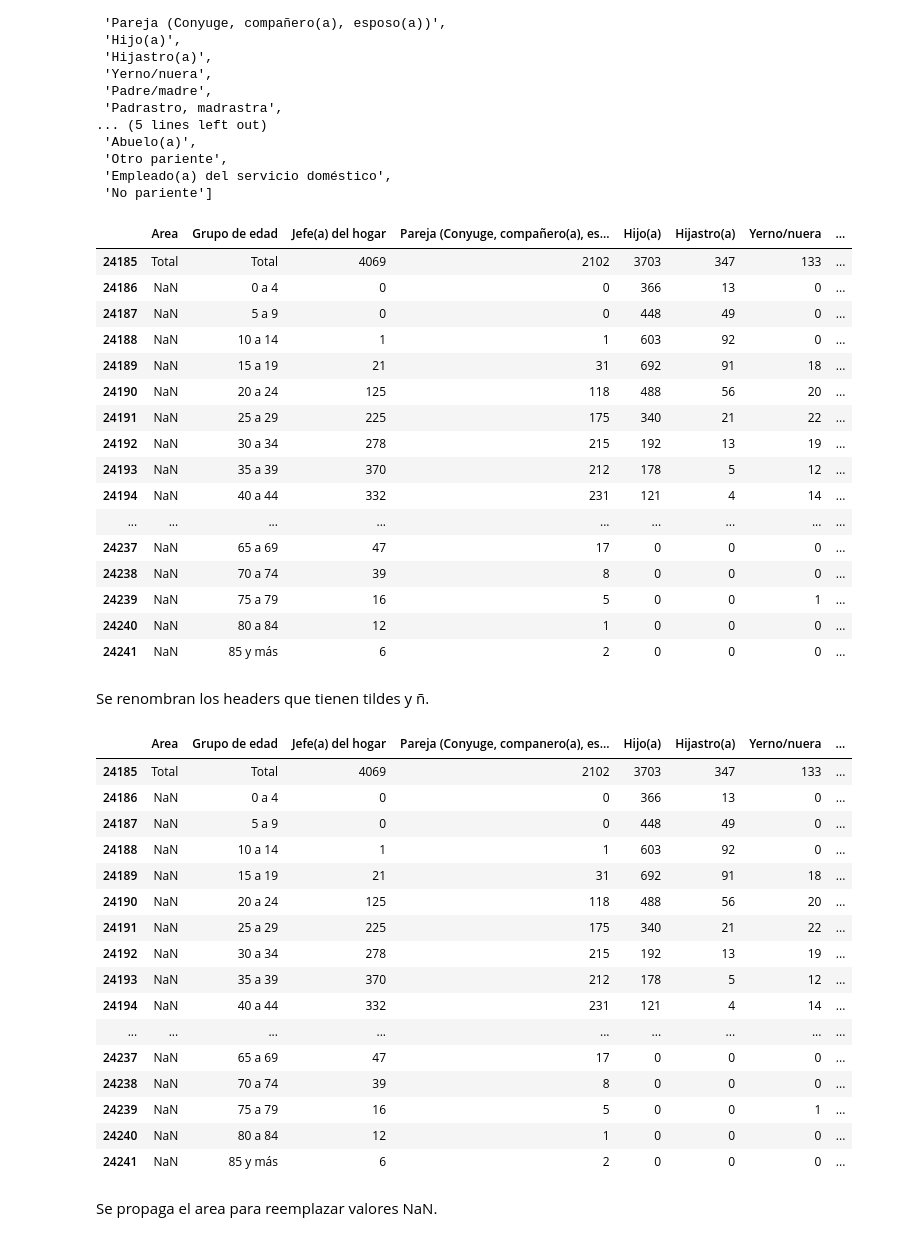
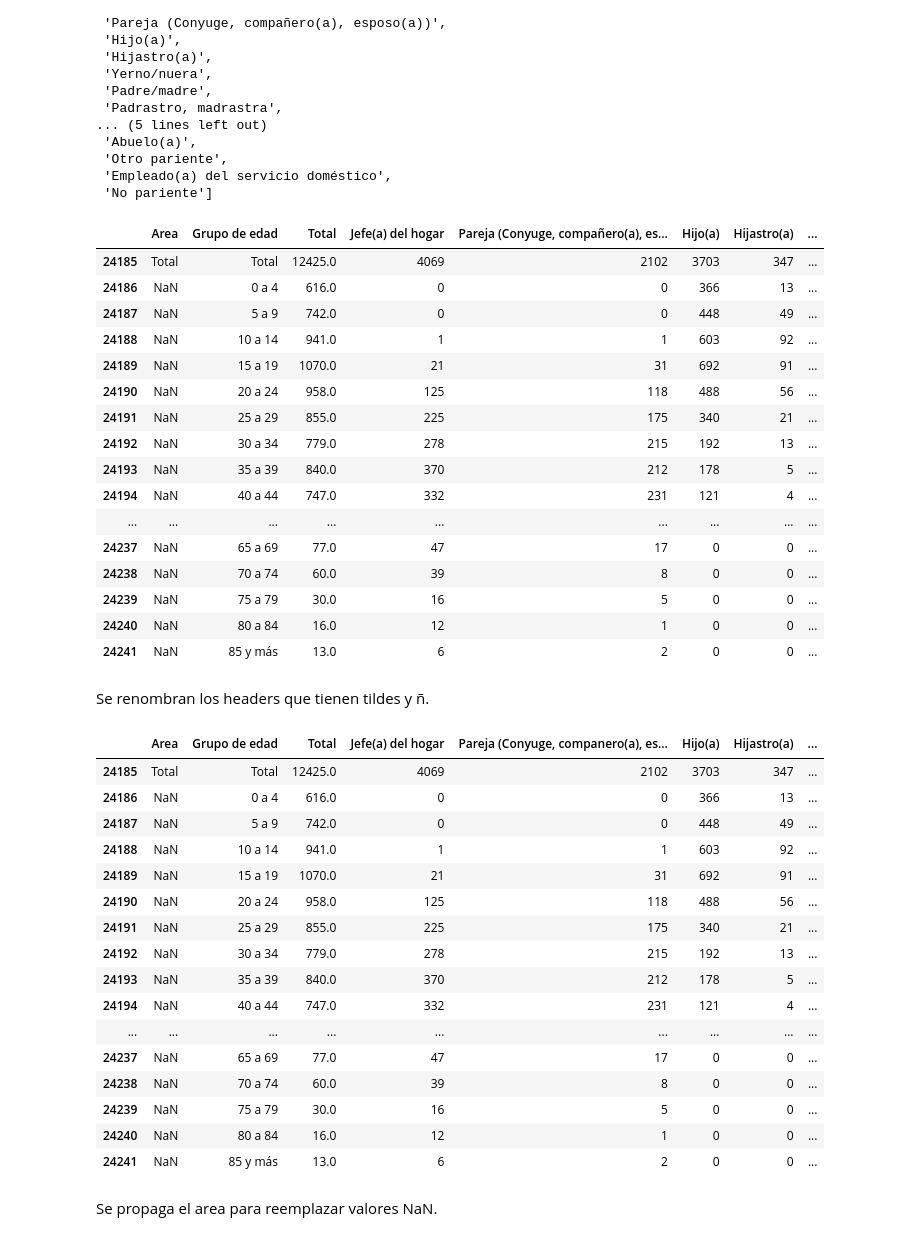
Before and after one commit to Schiavi13/Censo-Viterbo-Caldas-2018, a Jupyter notebook: source_to_csv_5_1pm.ipynb, the cells around one changed output. Saved outputs shown, nothing was run; the diff lists cells and outputs as text; code cells hidden in the pictures.

Commit message:
Actualiza procesamiento de hoja 5.1PM, incluye totales

```diff
--- a/source_to_csv_5_1pm.ipynb
+++ b/source_to_csv_5_1pm.ipynb
@@ -115,26 +115,26 @@ list(df_5_1pm.columns.values)
  'Empleado(a) del servicio doméstico',
  'No pariente']
 # %%
-df_5_1pm = df_5_1pm.drop(['Grupos de edad y áreas (Total, Cabecera y Centros poblados y Rural disperso) y ', 'Municipio', 'Total'], axis=1)
+df_5_1pm = df_5_1pm.drop(['Grupos de edad y áreas (Total, Cabecera y Centros poblados y Rural disperso) y ', 'Municipio'], axis=1)
 df_5_1pm
 # %% [output]
-|  | Area | Grupo de edad | Jefe(a) del hogar | Pareja (Conyuge, compañero(a), es... | Hijo(a) | Hijastro(a) | Yerno/nuera | ... |
-| 24185 | Total | Total | 4069 | 2102 | 3703 | 347 | 133 | ... |
-| 24186 | NaN | 0 a 4 | 0 | 0 | 366 | 13 | 0 | ... |
-| 24187 | NaN | 5 a 9 | 0 | 0 | 448 | 49 | 0 | ... |
-| 24188 | NaN | 10 a 14 | 1 | 1 | 603 | 92 | 0 | ... |
-| 24189 | NaN | 15 a 19 | 21 | 31 | 692 | 91 | 18 | ... |
-| 24190 | NaN | 20 a 24 | 125 | 118 | 488 | 56 | 20 | ... |
-| 24191 | NaN | 25 a 29 | 225 | 175 | 340 | 21 | 22 | ... |
-| 24192 | NaN | 30 a 34 | 278 | 215 | 192 | 13 | 19 | ... |
-| 24193 | NaN | 35 a 39 | 370 | 212 | 178 | 5 | 12 | ... |
-| 24194 | NaN | 40 a 44 | 332 | 231 | 121 | 4 | 14 | ... |
+|  | Area | Grupo de edad | Total | Jefe(a) del hogar | Pareja (Conyuge, compañero(a), es... | Hijo(a) | Hijastro(a) | ... |
+| 24185 | Total | Total | 12425.0 | 4069 | 2102 | 3703 | 347 | ... |
+| 24186 | NaN | 0 a 4 | 616.0 | 0 | 0 | 366 | 13 | ... |
+| 24187 | NaN | 5 a 9 | 742.0 | 0 | 0 | 448 | 49 | ... |
+| 24188 | NaN | 10 a 14 | 941.0 | 1 | 1 | 603 | 92 | ... |
+| 24189 | NaN | 15 a 19 | 1070.0 | 21 | 31 | 692 | 91 | ... |
+| 24190 | NaN | 20 a 24 | 958.0 | 125 | 118 | 488 | 56 | ... |
+| 24191 | NaN | 25 a 29 | 855.0 | 225 | 175 | 340 | 21 | ... |
+| 24192 | NaN | 30 a 34 | 779.0 | 278 | 215 | 192 | 13 | ... |
+| 24193 | NaN | 35 a 39 | 840.0 | 370 | 212 | 178 | 5 | ... |
+| 24194 | NaN | 40 a 44 | 747.0 | 332 | 231 | 121 | 4 | ... |
 | ... | ... | ... | ... | ... | ... | ... | ... | ... |
-| 24237 | NaN | 65 a 69 | 47 | 17 | 0 | 0 | 0 | ... |
-| 24238 | NaN | 70 a 74 | 39 | 8 | 0 | 0 | 0 | ... |
-| 24239 | NaN | 75 a 79 | 16 | 5 | 0 | 0 | 1 | ... |
-| 24240 | NaN | 80 a 84 | 12 | 1 | 0 | 0 | 0 | ... |
-| 24241 | NaN | 85 y más | 6 | 2 | 0 | 0 | 0 | ... |
+| 24237 | NaN | 65 a 69 | 77.0 | 47 | 17 | 0 | 0 | ... |
+| 24238 | NaN | 70 a 74 | 60.0 | 39 | 8 | 0 | 0 | ... |
+| 24239 | NaN | 75 a 79 | 30.0 | 16 | 5 | 0 | 0 | ... |
+| 24240 | NaN | 80 a 84 | 16.0 | 12 | 1 | 0 | 0 | ... |
+| 24241 | NaN | 85 y más | 13.0 | 6 | 2 | 0 | 0 | ... |
 # %% [markdown]
 Se renombran los headers que tienen tildes y ñ.
 # %%
@@ -143,23 +143,23 @@ df_5_1pm = df_5_1pm.rename(columns={'Pareja (Conyuge, compañero(a), esposo(a))'
                        'Empleado(a) del servicio doméstico':'Empleado(a) del servicio domestico'})
 df_5_1pm
 # %% [output]
-|  | Area | Grupo de edad | Jefe(a) del hogar | Pareja (Conyuge, companero(a), es... | Hijo(a) | Hijastro(a) | Yerno/nuera | ... |
-| 24185 | Total | Total | 4069 | 2102 | 3703 | 347 | 133 | ... |
-| 24186 | NaN | 0 a 4 | 0 | 0 | 366 | 13 | 0 | ... |
-| 24187 | NaN | 5 a 9 | 0 | 0 | 448 | 49 | 0 | ... |
-| 24188 | NaN | 10 a 14 | 1 | 1 | 603 | 92 | 0 | ... |
-| 24189 | NaN | 15 a 19 | 21 | 31 | 692 | 91 | 18 | ... |
-| 24190 | NaN | 20 a 24 | 125 | 118 | 488 | 56 | 20 | ... |
-| 24191 | NaN | 25 a 29 | 225 | 175 | 340 | 21 | 22 | ... |
-| 24192 | NaN | 30 a 34 | 278 | 215 | 192 | 13 | 19 | ... |
-| 24193 | NaN | 35 a 39 | 370 | 212 | 178 | 5 | 12 | ... |
-| 24194 | NaN | 40 a 44 | 332 | 231 | 121 | 4 | 14 | ... |
+|  | Area | Grupo de edad | Total | Jefe(a) del hogar | Pareja (Conyuge, companero(a), es... | Hijo(a) | Hijastro(a) | ... |
+| 24185 | Total | Total | 12425.0 | 4069 | 2102 | 3703 | 347 | ... |
+| 24186 | NaN | 0 a 4 | 616.0 | 0 | 0 | 366 | 13 | ... |
+| 24187 | NaN | 5 a 9 | 742.0 | 0 | 0 | 448 | 49 | ... |
+| 24188 | NaN | 10 a 14 | 941.0 | 1 | 1 | 603 | 92 | ... |
+| 24189 | NaN | 15 a 19 | 1070.0 | 21 | 31 | 692 | 91 | ... |
+| 24190 | NaN | 20 a 24 | 958.0 | 125 | 118 | 488 | 56 | ... |
+| 24191 | NaN | 25 a 29 | 855.0 | 225 | 175 | 340 | 21 | ... |
+| 24192 | NaN | 30 a 34 | 779.0 | 278 | 215 | 192 | 13 | ... |
+| 24193 | NaN | 35 a 39 | 840.0 | 370 | 212 | 178 | 5 | ... |
+| 24194 | NaN | 40 a 44 | 747.0 | 332 | 231 | 121 | 4 | ... |
 | ... | ... | ... | ... | ... | ... | ... | ... | ... |
-| 24237 | NaN | 65 a 69 | 47 | 17 | 0 | 0 | 0 | ... |
-| 24238 | NaN | 70 a 74 | 39 | 8 | 0 | 0 | 0 | ... |
-| 24239 | NaN | 75 a 79 | 16 | 5 | 0 | 0 | 1 | ... |
-| 24240 | NaN | 80 a 84 | 12 | 1 | 0 | 0 | 0 | ... |
-| 24241 | NaN | 85 y más | 6 | 2 | 0 | 0 | 0 | ... |
+| 24237 | NaN | 65 a 69 | 77.0 | 47 | 17 | 0 | 0 | ... |
+| 24238 | NaN | 70 a 74 | 60.0 | 39 | 8 | 0 | 0 | ... |
+| 24239 | NaN | 75 a 79 | 30.0 | 16 | 5 | 0 | 0 | ... |
+| 24240 | NaN | 80 a 84 | 16.0 | 12 | 1 | 0 | 0 | ... |
+| 24241 | NaN | 85 y más | 13.0 | 6 | 2 | 0 | 0 | ... |
 # %% [markdown]
 Se propaga el area para reemplazar valores NaN.
 # %%
```
Also changed, not shown: parts of 4 cells of this notebook.
